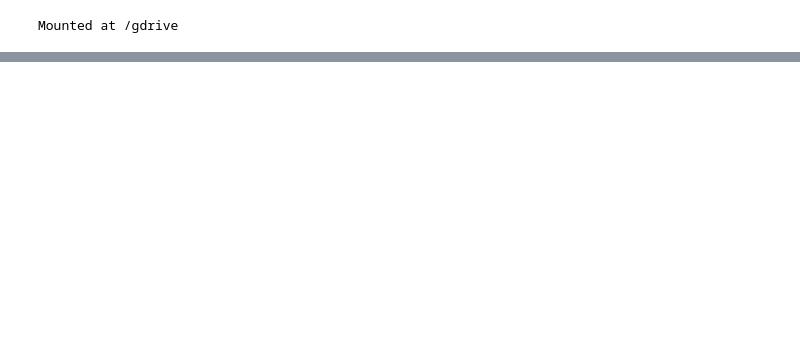
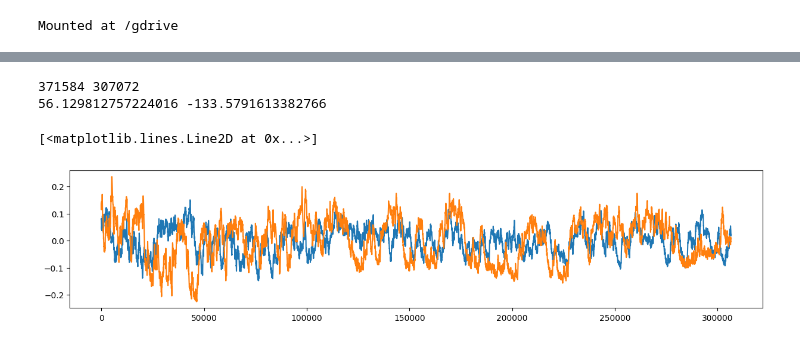
Before and after one commit to NovakHChen/fiberphotometry, a Jupyter notebook: notebooks/calcium_analysis.ipynb, the cells around one changed output, grey strips where cells are left out. Drawn from its saved outputs; the diff is of its cells as text; code cells hidden in the pictures; blank space fills up the shorter version.

Commit message:
working version of the fiberphot class

```diff
--- a/notebooks/calcium_analysis.ipynb
+++ b/notebooks/calcium_analysis.ipynb
@@ -171,4 +46,4 @@ class FiberPhotometry:
 # %%
-tdt_tank = FiberPhotometry(tank_path='/gdrive/Shareddrives/Turi_lab/Data/fiber_photometry/test_recordings/1aflox22a_1-230819-160056/')
-data = tdt_tank.data
-data.info
+tank_path=['/gdrive/Shareddrives/Turi_lab/Data/fiber_photometry/test_recordings/1aflox22a_1-230819-160056/',
+           '/gdrive/Shareddrives/Turi_lab/Data/fiber_photometry/test_recordings/1aflox22a_1-230819-160741/'
+           ]
@@ -374,0 +50,5 @@ plt.plot(detrended)
+# %%
+dfofs = []
+for path in tank_path:
+    tdt_tank = fp.FiberPhotometry(path)
+    dfofs.append(tdt_tank.calculate_deltaF_F())
@@ -374,0 +60,19 @@ plt.plot(detrended)
+# %%
+print(len(dfofs[0]), len(dfofs[1]))
+light = dfofs[0][500:307072]
+dark = dfofs[1][500:307072]
+dark_auc = metrics.auc(np.linspace(0, len(dark), num=len(dark)), dark)
+light_auc = metrics.auc(np.linspace(0, len(light), num=len(light)), light)
+print(dark_auc, light_auc)
+# %% [output]
+371584 307072
+56.129812757224016 -133.5791613382766
+# %%
+plt.figure(figsize=(15,3))
+plt.plot(dfofs[0][500:307072])
+# plt.hlines(dark_auc, xmin=0, xmax=len(dfofs[0][500:]), color='r')
+plt.plot(dfofs[1][500:307072])
+# plt.hlines(light_auc, xmin=0, xmax=len(dfofs[1][500:]), color='k')
+# %% [output]
+[<matplotlib.lines.Line2D at 0x...>]
+[figure, added]
```
Also changed, not shown: parts of 32 cells of this notebook.
